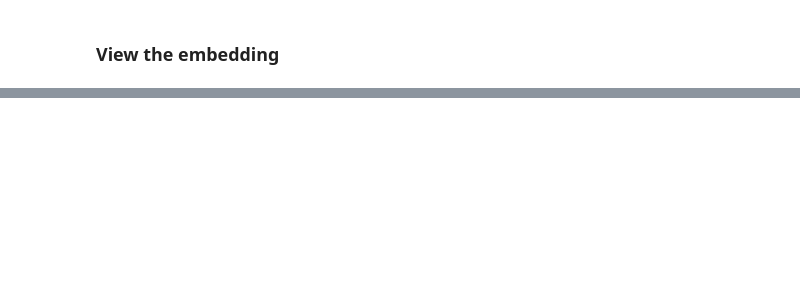
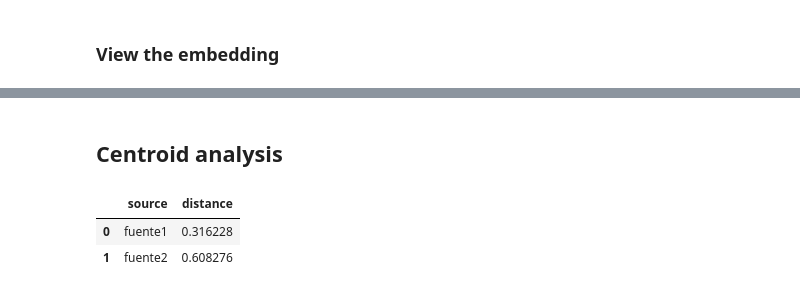
Before and after one commit to diegfernv/mk_numerical_representation, a Jupyter notebook: 1-Encoding.ipynb, the cells around one changed output, grey strips where cells are left out. Cells and saved outputs as stored; diff of their text form; code cells hidden in the pictures; blank space fills up the shorter version.

```diff
--- a/1-Encoding.ipynb
+++ b/1-Encoding.ipynb
@@ -349,3 +402,5 @@ df_tsne["response"] = df_balanced["response"].values
 df_tsne.head()
 # %%
 sns.scatterplot(data=df_tsne, x="tsne_1", y="tsne_2", hue="response")
+# %% [markdown]
+## Centroid analysis
@@ -351,0 +409,26 @@ sns.scatterplot(data=df_tsne, x="tsne_1", y="tsne_2", hue="response")
+# %%
+data = {
+    'source': ['fuente1', 'fuente1', 'fuente2', 'fuente2'],
+    'pca_1': [0.4, 0.1, 0.8, 0.2],
+    'pca_2': [0.2, 0.1, 0.3, 0.2],
+    'response': [1, 0, 1, 0]
+}
+df = pd.DataFrame(data)
+# %%
+def get_distance_by_source(group):
+    coords = group[['pca_1', 'pca_2']].values
+    distances = pdist(coords)
+
+    dist_df = pd.DataFrame({
+        'source': group['source'].iloc[0],
+        "distance": distances
+    })
+
+    return dist_df
+# %%
+result = df.groupby("source").apply(get_distance_by_source).reset_index(drop=True)
+result
+# %% [output]
+|  | source | distance |
+| 0 | fuente1 | 0.316228 |
+| 1 | fuente2 | 0.608276 |
```
Also changed, not shown: parts of 8 cells of this notebook.
